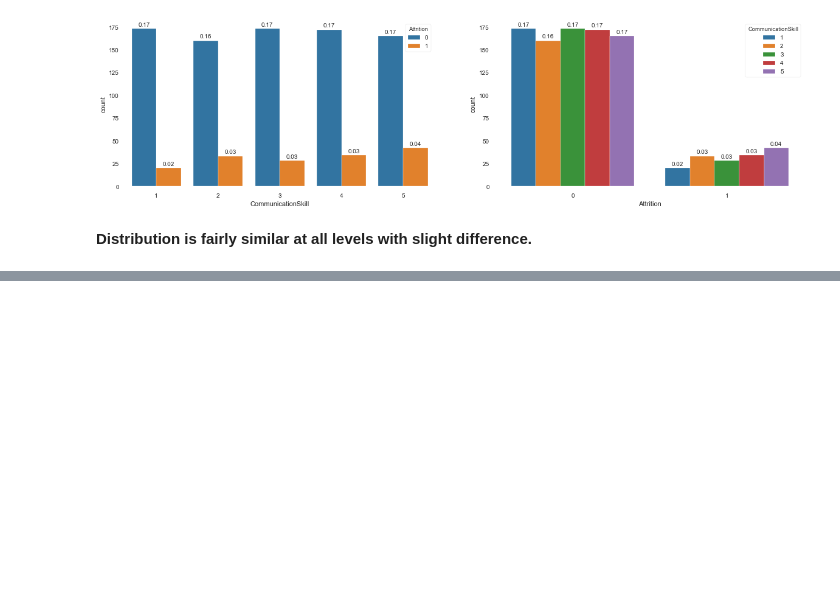
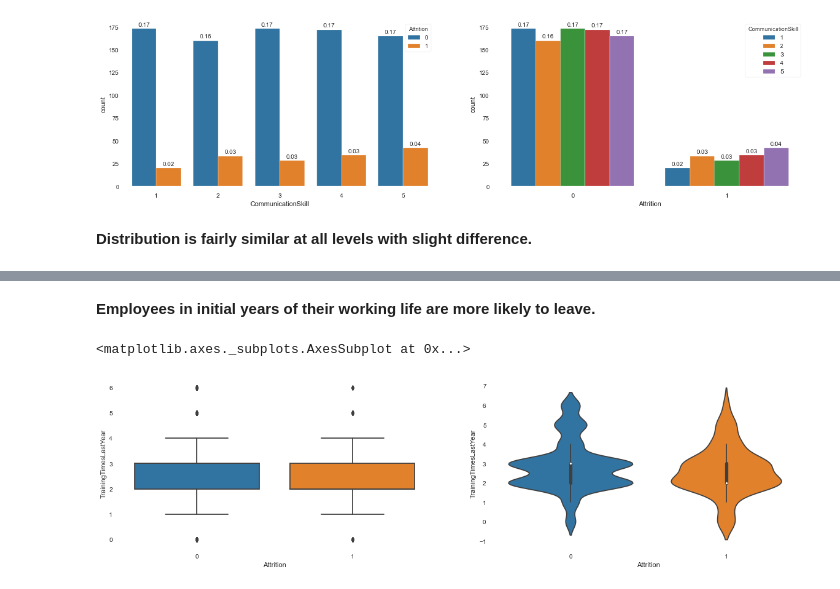
Before and after one commit to falcolf/Employee_Attrition, a Jupyter notebook: Analysis.ipynb, the cells around one changed output, grey strips where cells are left out. Cells and saved outputs as stored; diff of their text form; code cells hidden in the pictures; blank space fills up the shorter version.

```diff
--- a/Analysis.ipynb
+++ b/Analysis.ipynb
@@ -520,0 +570,11 @@ for p in ax.patches:
+# %% [markdown]
+**Employees in initial years of their working life are more likely to leave.**
+# %%
+plt.figure(figsize=(20,5))
+plt.subplot(1,2,1)
+sns.boxplot(x = df.Attrition, y = df.TrainingTimesLastYear)
+plt.subplot(1,2,2)
+sns.violinplot(x = df.Attrition, y = df.TrainingTimesLastYear)
+# %% [output]
+<matplotlib.axes._subplots.AxesSubplot at 0x...>
+[figure, added]
```
Also changed, not shown: parts of 18 cells of this notebook.
